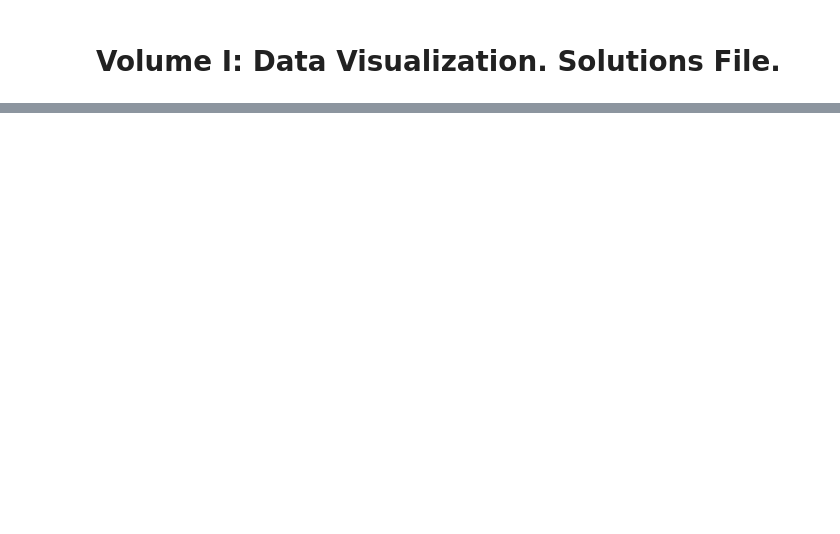
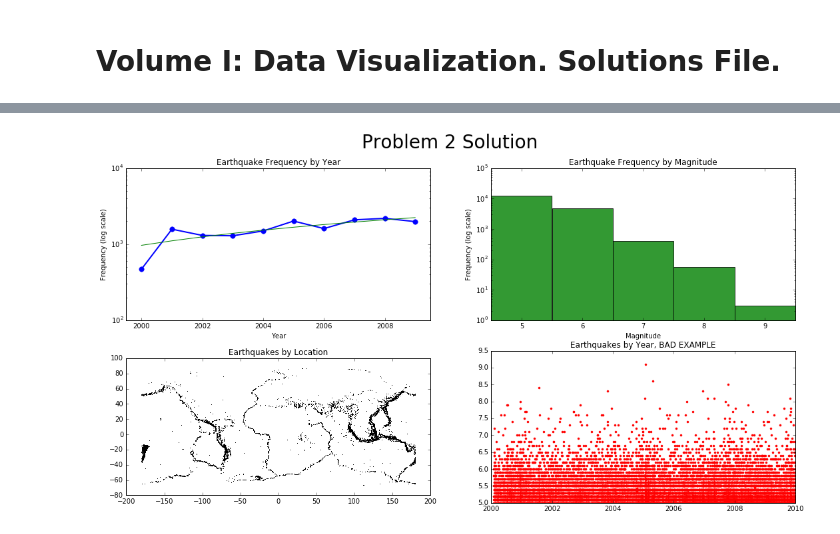
Before and after one commit to tkchris93/numerical_computing, a Jupyter notebook: Labs/Vol1A/DataVisualization/new_solutions.ipynb, the cells around one changed output, grey strips where cells are left out. Cells and saved outputs as stored; diff of their text form; code cells hidden in the pictures; blank space fills up the shorter version.

```diff
--- a/Labs/Vol1A/DataVisualization/new_solutions.ipynb
+++ b/Labs/Vol1A/DataVisualization/new_solutions.ipynb
@@ -30,0 +37,43 @@ for i in xrange(4):
+# %%
+# Problem 2: Visualize the earthquake data.
+years, magnitudes, longitude, latitude = np.load("earthquakes.npy").T
+
+# Line plot of earthquakes per year.
+plt.subplot(221)
+xlimits = [1999.5, 2009.5]
+counts, bin_edges = np.histogram(years, bins=10, range=xlimits)
+bin_centers = (bin_edges[:-1] + bin_edges[1:])/2.
+plt.semilogy(bin_centers, counts, '.-', lw=2, ms=15)
+
+# Linear regression line.
+slope, intercept = linregress(bin_centers, counts)[:2]
+plt.plot(bin_centers, bin_centers*slope + intercept, 'g')
+
+plt.xlim(xlimits)
+plt.xlabel("Year")
+plt.ylabel("Frequency (log scale)")
+plt.title("Earthquake Frequency by Year")
+
+# Histogram of earthquake magnitudes.
+plt.subplot(222)
+xlimits = [4.5, 9.5]
+plt.hist(magnitudes, range=xlimits, bins=5, log=True, color='g', alpha=.8)
+plt.xlim(xlimits)
+plt.xlabel("Magnitude")
+plt.ylabel("Frequency (log scale)")
+plt.title("Earthquake Frequency by Magnitude")
+
+# Scatter plot of lattitudes versus longitudes.
+plt.subplot(223)
+plt.plot(longitude, latitude, 'k,')
+plt.gca().set_aspect("equal")
+plt.title("Earthquakes by Location")
+
+# Bad example.
+plt.subplot(224)
+plt.plot(years, magnitudes, 'r.')
+plt.title("Earthquakes by Year, BAD EXAMPLE")
+
+_ = plt.suptitle("Problem 2 Solution", fontsize=28)
+# %% [output]
+[figure, added]
```
Also changed, not shown: parts of 4 cells of this notebook, 4 other files.
